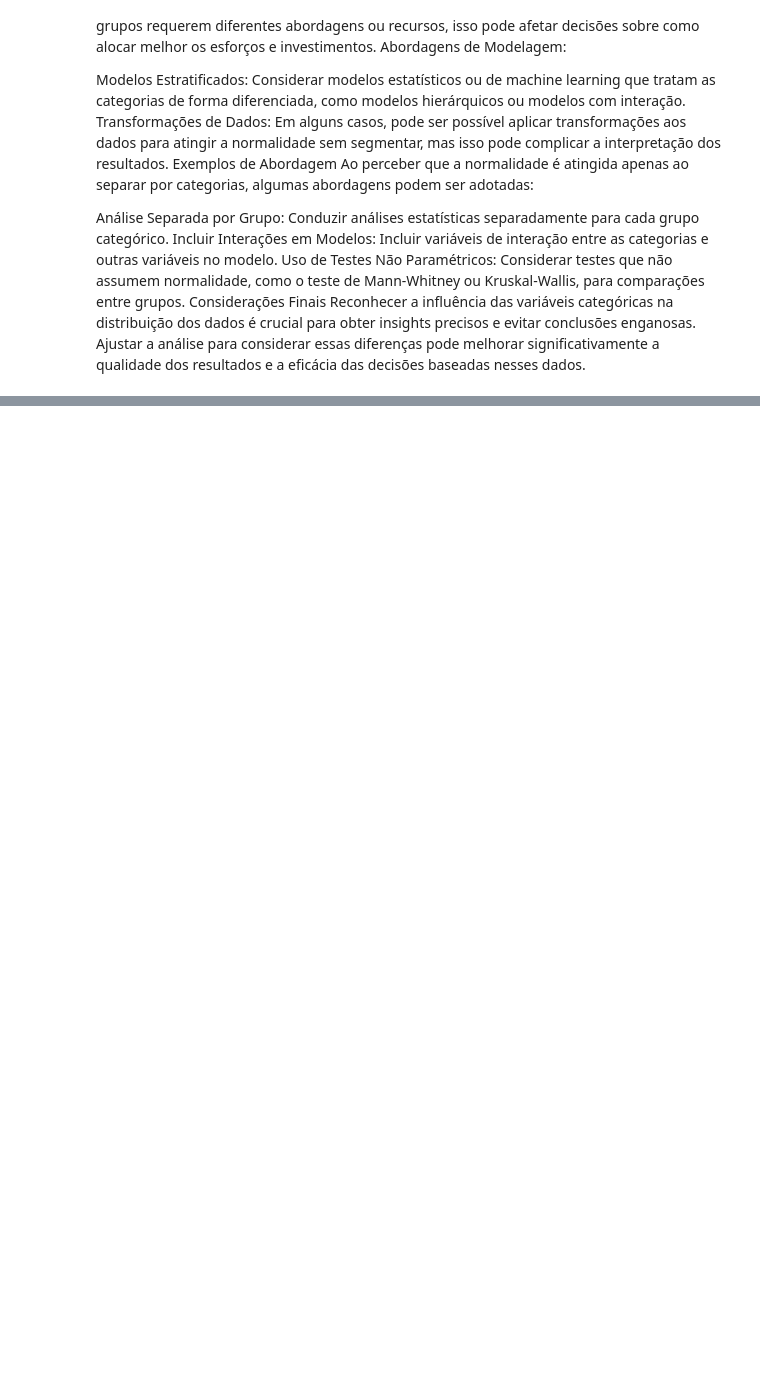
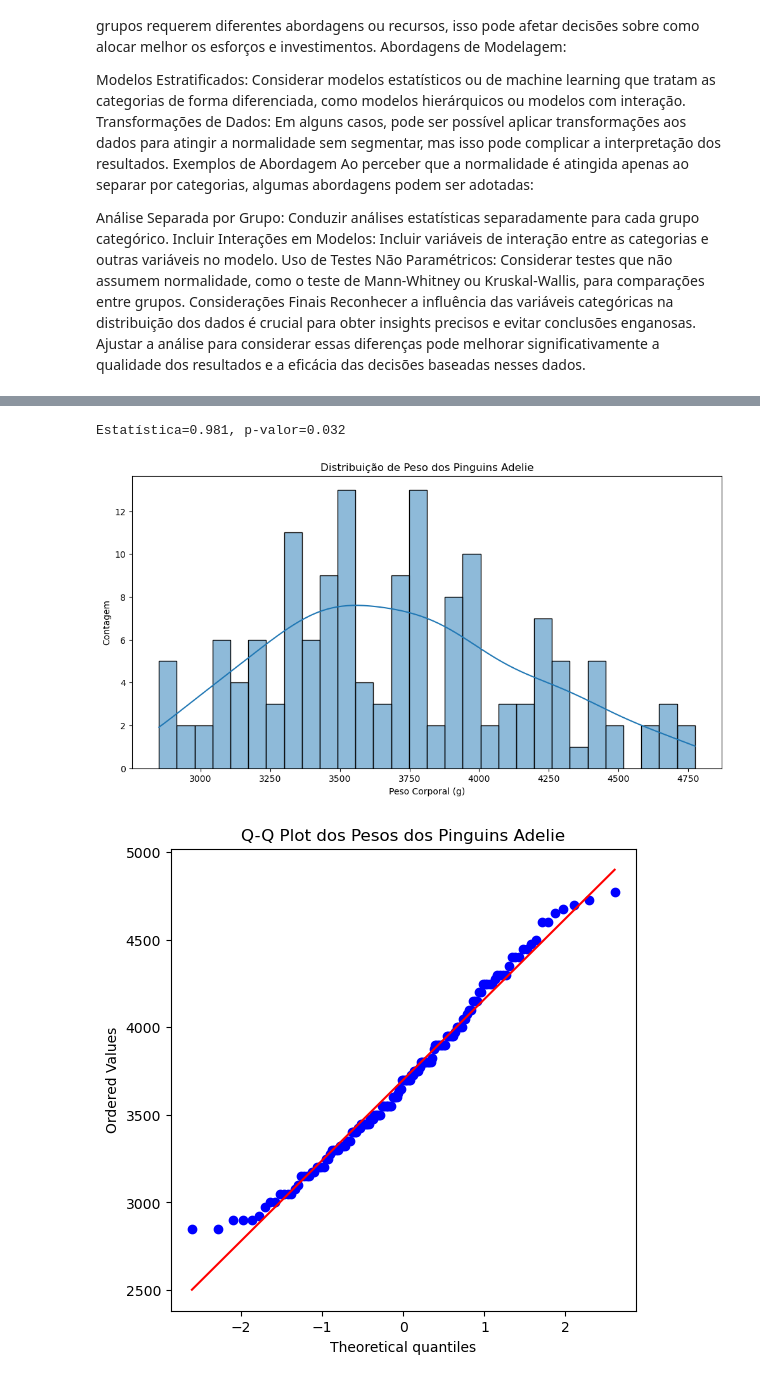
Before and after one commit to fallgayer/Fallgayer, a Jupyter notebook: ____Normalidade dos dados e sua Importancia.ipynb, the cells around one changed output, grey strips where cells are left out. Saved outputs shown, nothing was run; the diff lists cells and outputs as text; code cells hidden in the pictures; blank space fills up the shorter version.

```diff
--- a/____Normalidade dos dados e sua Importancia.ipynb
+++ b/____Normalidade dos dados e sua Importancia.ipynb
@@ -497,0 +518,35 @@ Reconhecer a influência das variáveis categóricas na distribuição dos dados
+# %%
+from scipy.stats import shapiro
+import seaborn as sns
+
+# Carregar dados
+penguins = sns.load_dataset("penguins")
+adelie_weights = penguins[penguins['species'] == 'Adelie']['body_mass_g'].dropna()
+
+# Teste de Shapiro-Wilk
+stat, p_value = shapiro(adelie_weights)
+print(f"Estatística={stat:.3f}, p-valor={p_value:.3f}")
+# %% [output]
+Estatística=0.981, p-valor=0.032
+# %%
+import matplotlib.pyplot as plt
+import seaborn as sns
+
+# Histograma
+plt.figure(figsize=(12, 6))
+sns.histplot(adelie_weights, kde=True, bins=30)
+plt.title('Distribuição de Peso dos Pinguins Adelie')
+plt.xlabel('Peso Corporal (g)')
+plt.ylabel('Contagem')
+plt.show()
+
+# Q-Q Plot
+import scipy.stats as stats
+
+plt.figure(figsize=(6, 6))
+stats.probplot(adelie_weights, dist="norm", plot=plt)
+plt.title('Q-Q Plot dos Pesos dos Pinguins Adelie')
+plt.show()
+# %% [output]
+[figure, added]
+[figure, added]
```
Also changed, not shown: parts of 3 cells of this notebook.
